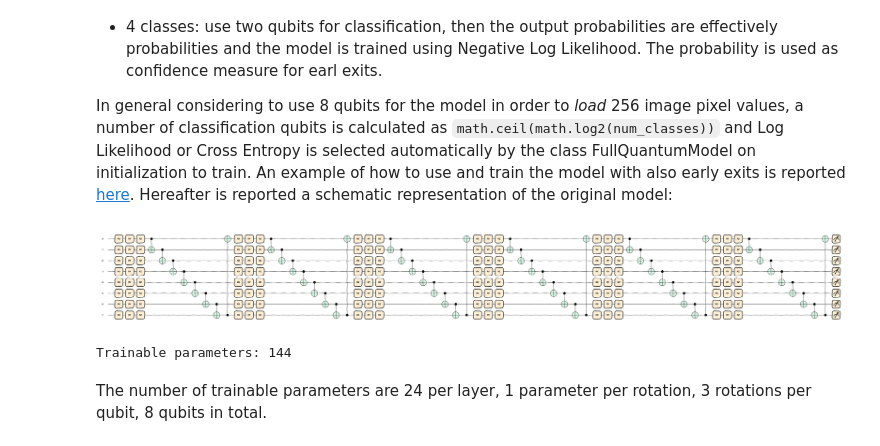
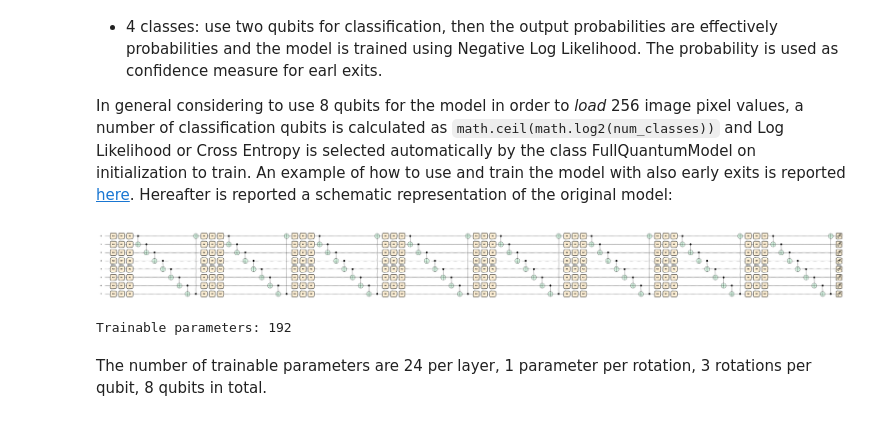
Before and after one commit to JackVittori/QML-early_exit, a Jupyter notebook: mid-circuit-measurements.ipynb, the cells around one changed output. Drawn from its saved outputs; the diff is of its cells as text; code cells hidden in the pictures.

```diff
--- a/mid-circuit-measurements.ipynb
+++ b/mid-circuit-measurements.ipynb
@@ -104,13 +92,13 @@ Refer to [this implementation](https://github.com/JackVittori/QML-early_exit/blo
 In general considering to use 8 qubits for the model in order to *load* 256 image pixel values, a number of classification qubits is calculated as `math.ceil(math.log2(num_classes))` and Log Likelihood or Cross Entropy is selected automatically by the class FullQuantumModel on initialization to train. An example of how to use and train the model with also early exits is reported [here](https://github.com/JackVittori/QML-early_exit/blob/main/main.ipynb). Hereafter is reported a schematic representation of the original model:
 # %%
 num_qubits = 8
-num_layers = 6
+num_layers = 8
 model = FullQuantumModel(qubits=num_qubits, layers=num_layers, num_classes=4)
 model.draw(style = 'sketch')
 model.trainable_parameters()
 # %% [output]
-[figure, old version]
+[figure, new version]
-Trainable parameters: 144
+Trainable parameters: 192
 # %% [markdown]
 The number of trainable parameters are 24 per layer, 1 parameter per rotation, 3 rotations per qubit, 8 qubits in total.
 # %% [markdown]
```
Also changed, not shown: parts of 27 cells of this notebook, 1 other file.
